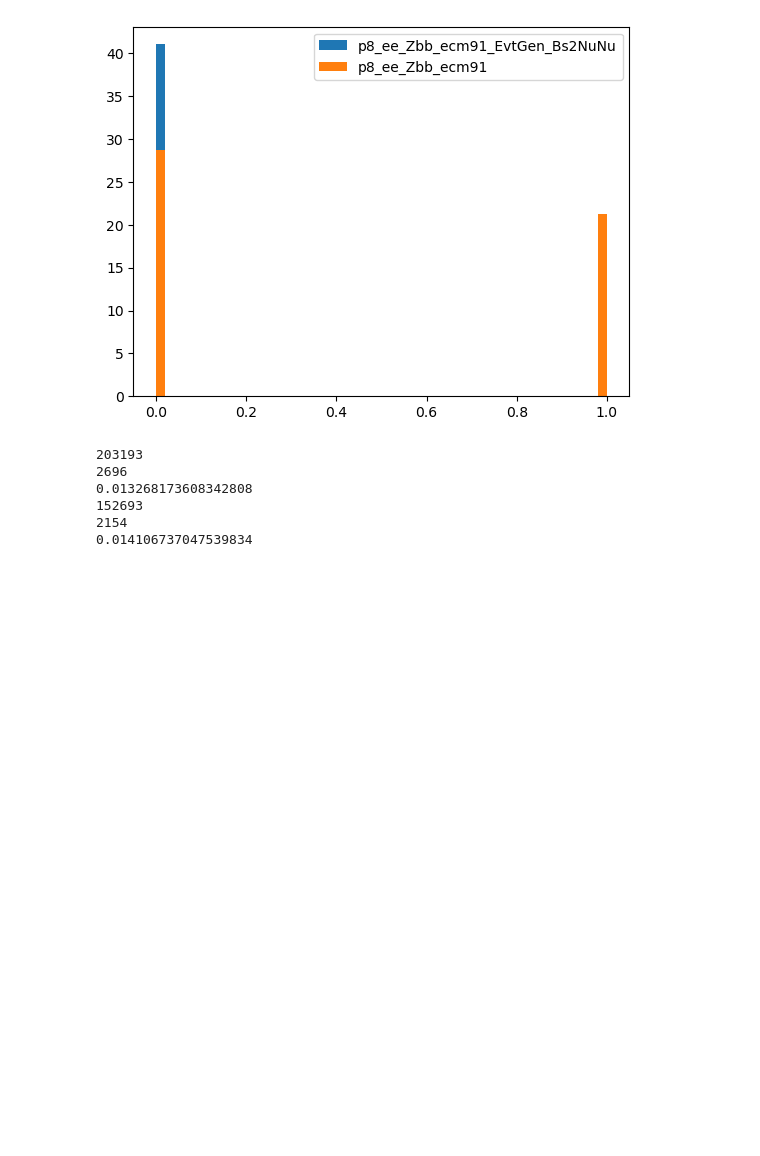
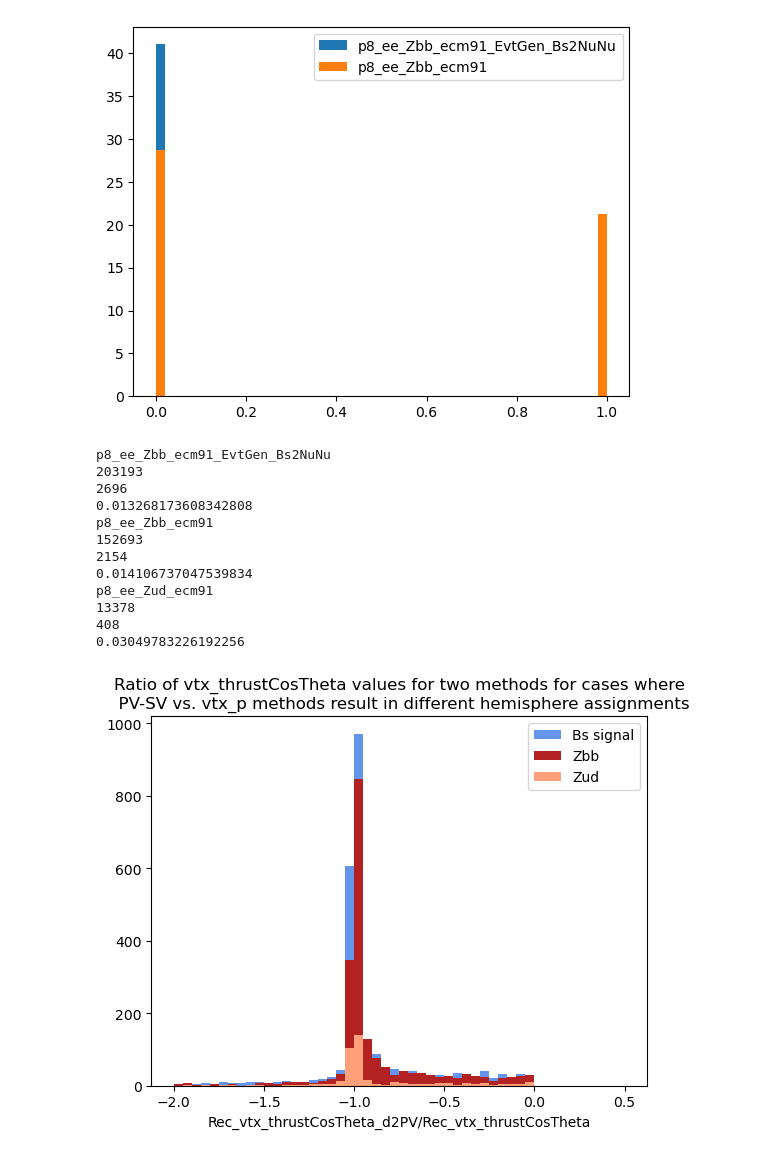
Before and after one commit to RMangrulkar/FCCAnalyses, a Jupyter notebook: examples/FCCee/flavour/B2Inv/Examples_and_testing/PV-SV_assignment.ipynb, the cells around one changed output. Drawn from its saved outputs; the diff is of its cells as text; code cells hidden in the pictures; blank space fills up the shorter version.

```diff
--- a/examples/FCCee/flavour/B2Inv/Examples_and_testing/PV-SV_assignment.ipynb
+++ b/examples/FCCee/flavour/B2Inv/Examples_and_testing/PV-SV_assignment.ipynb
@@ -30,7 +30,7 @@ def as_array(inpath,folder, varname, cut, nchunks):
 # %%
 input = "/r02/lhcb/ejnw2/fcc_2025/FCCAnalyses/examples/FCCee/flavour/B2Inv/outputs/prelim_cuts_noPV_ntracks_cut"
 vars = ["Rec_vtx_thrustCosTheta", "Rec_vtx_in_hemisEmin","Rec_vtx_thrustCosTheta_d2PV", "Rec_vtx_in_hemisEmin_d2PV","Rec_vtx_isPV"]
-decay_list = ["p8_ee_Zbb_ecm91_EvtGen_Bs2NuNu","p8_ee_Zbb_ecm91", "p8_ee_Zcc_ecm91", "p8_ee_Zss_ecm91", "p8_ee_Zud_ecm91"]
+decay_list = ["p8_ee_Zbb_ecm91_EvtGen_Bs2NuNu","p8_ee_Zbb_ecm91", "p8_ee_Zcc_ecm91", "p8_ee_Zss_ecm91", "p8_ee_Zud_ecm91"]+ ["p8_ee_Ztautau_ecm91","p8_ee_Zmumu_ecm91", "p8_ee_Zee_ecm91"]
 cuts = "Rec_PV_ntracks>1"
 df_dict={}
 for decay in decay_list:
@@ -93,18 +93,44 @@ plt.legend()
 <matplotlib.legend.Legend at 0x...>
 [figure]
 # %%
+decay_list_plot = ["p8_ee_Zbb_ecm91_EvtGen_Bs2NuNu","p8_ee_Zbb_ecm91", "p8_ee_Zud_ecm91",]
 for sample in decay_list_plot:
+    if sample == "p8_ee_Zbb_ecm91_EvtGen_Bs2NuNu":
+        hist_color = 'cornflowerblue'
+        label= 'Bs signal'
+    elif sample == "p8_ee_Zbb_ecm91":
+        hist_color = 'firebrick'
+        label= 'Zbb'
+    elif sample == "p8_ee_Zud_ecm91":
+        hist_color = 'lightsalmon'
+        label= 'Zud'
+    elif sample == "p8_ee_Ztautau_ecm91":
+        hist_color = 'mediumvioletred'
+        label= 'Ztautau'
+    print(sample)
     df = samples_dfs[sample]
     print(len(df))
     df_misagreement = df[df["Rec_vtx_in_hemisEmin_d2PV"]!=df["Rec_vtx_in_hemisEmin"]]
     #plt.hist(samples_dfs[sample]["Rec_vtx_in_hemisEmin_d2PV"],bins=50,density=True,label=sample)
     df_misagreement
     print(len(df_misagreement))
     print(len(df_misagreement)/len(df))
+    plt.hist(df_misagreement["Rec_vtx_thrustCosTheta_d2PV"]/df_misagreement["Rec_vtx_thrustCosTheta"],bins=50,label=label,color=hist_color,range=(-2,0.5))
+    plt.title(r'Ratio of vtx_thrustCosTheta values for two methods for cases where'+ '\n  PV-SV vs. vtx_p methods result in different hemisphere assignments')
+    plt.xlabel('Rec_vtx_thrustCosTheta_d2PV/Rec_vtx_thrustCosTheta')
+    plt.legend()
+plt.show()
 # %% [output]
+p8_ee_Zbb_ecm91_EvtGen_Bs2NuNu
 203193
 2696
 0.013268173608342808
+p8_ee_Zbb_ecm91
 152693
 2154
 0.014106737047539834
+p8_ee_Zud_ecm91
+13378
+408
+0.03049783226192256
+[figure, added]
```
Also changed, not shown: parts of 20 cells of this notebook, 3 other files.
